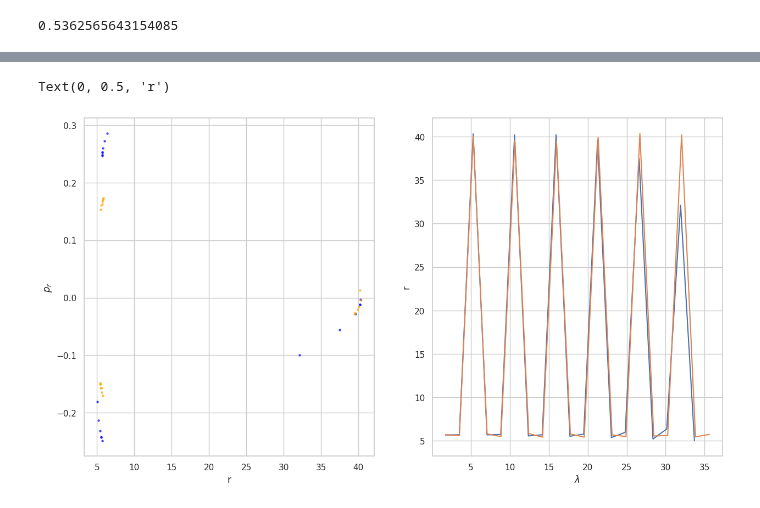
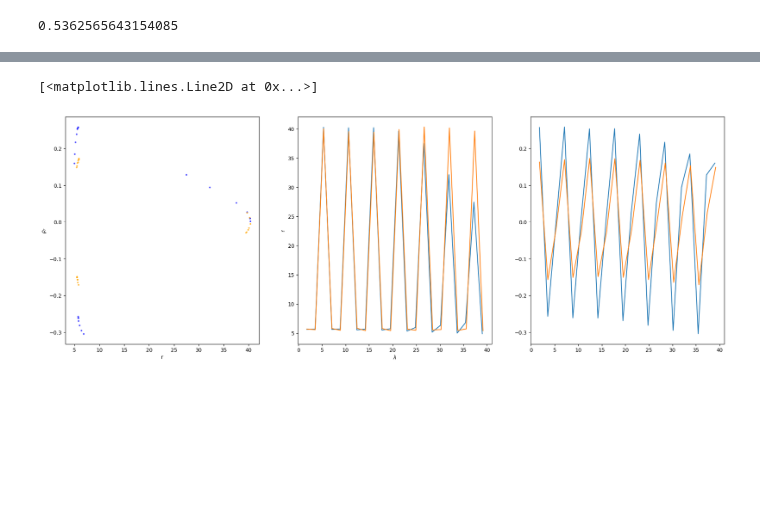
Before and after one commit to orion0042/Kerr-Geodesics, a Jupyter notebook: full-perturbed.ipynb, the cells around one changed output, grey strips where cells are left out. Drawn from its saved outputs; the diff is of its cells as text; code cells hidden in the pictures; blank space fills up the shorter version.

```diff
--- a/full-perturbed.ipynb
+++ b/full-perturbed.ipynb
@@ -365,0 +192,14 @@ df_Data.to_csv('data.csv', index=False)
+# %%
+#Config and exec
+init_state = [40.323, np.pi/2]
+phys_params = (0.98, 3.3, 0.5)
+eps = -0.001
+
+results = geodesic_integrator(
+    init_state,
+    initial_signs=[-1, -1],
+    lam_range=[0, 40],
+    params=phys_params,
+    epsilon=eps,
+    proxy_eps=0
+)
@@ -527,38 +391,39 @@ TypeError: _lambdifygenerated() missing 1 required positional argument: 'epsilon
 # %%
-data_pcr = np.loadtxt("pcrdata.dat")
-pr0 = np.gradient(lam_arr, r_arr)[0]
-pr_lam = data_pcr[:, 0]
-pr_r = data_pcr[:, 1]
-pr_pr = data_pcr[:, 2]
+data_pcr = np.loadtxt("Poincare_Mino.dat")
+mask = data_pcr[:, 0] <= 40
+pr_lam = data_pcr[:, 0][mask]
+pr_r = data_pcr[:, 1][mask]
+pr_pr = data_pcr[:, 2][mask]
 
 i = 0
 n = 1
 
 pr_sliced = p_r[i::n]
 p_pr_sliced = p_pr[i::n]
 plam_sliced = p_lam[i::n]
 
 j = i
 pr_lam_s = pr_lam[j::n]
 pr_r_s = pr_r[j::n]
 pr_p_s = pr_pr[j::n]
 
-f, (ax1, ax2) = plt.subplots(1, 2, figsize=(15, 8))
+f, (ax1, ax2, ax3) = plt.subplots(1, 3, figsize=(23, 8))
 ax1.scatter(pr_sliced, p_pr_sliced, s=5, alpha=0.6, color='blue')
 ax1.scatter(pr_r_s, pr_p_s, s=5, alpha=0.6, color='orange')
 ax1.set_xlabel('r')
 ax1.set_ylabel(r'$p_r$')
-#ax1.set_xlim(0, 10)
 
 ax2.plot(plam_sliced, pr_sliced)
 ax2.plot(pr_lam_s, pr_r_s)
 ax2.set_xlabel(r'$\lambda$')
 ax2.set_ylabel('r')
-#ax2.set_ylim(5, 8)
-#plt.xlim(0, 40)
+
+
+ax3.plot(plam_sliced, p_pr_sliced)
+ax3.plot(pr_lam_s, pr_p_s)
 # %% [output]
-Text(0, 0.5, 'r')
+[<matplotlib.lines.Line2D at 0x...>]
-[figure, old version]
+[figure, new version]
 # %%
 #Recomputing V1 and V2 from solved r and theta
 V1_vals = np.array([rhs_potentials(r, th, E, Lz, a, get_K(lam), epsilon)[0] for r, th, lam in zip(r_arr, th_arr, lam_arr)])
```
Also changed, not shown: parts of 13 cells of this notebook, 1 other file.
